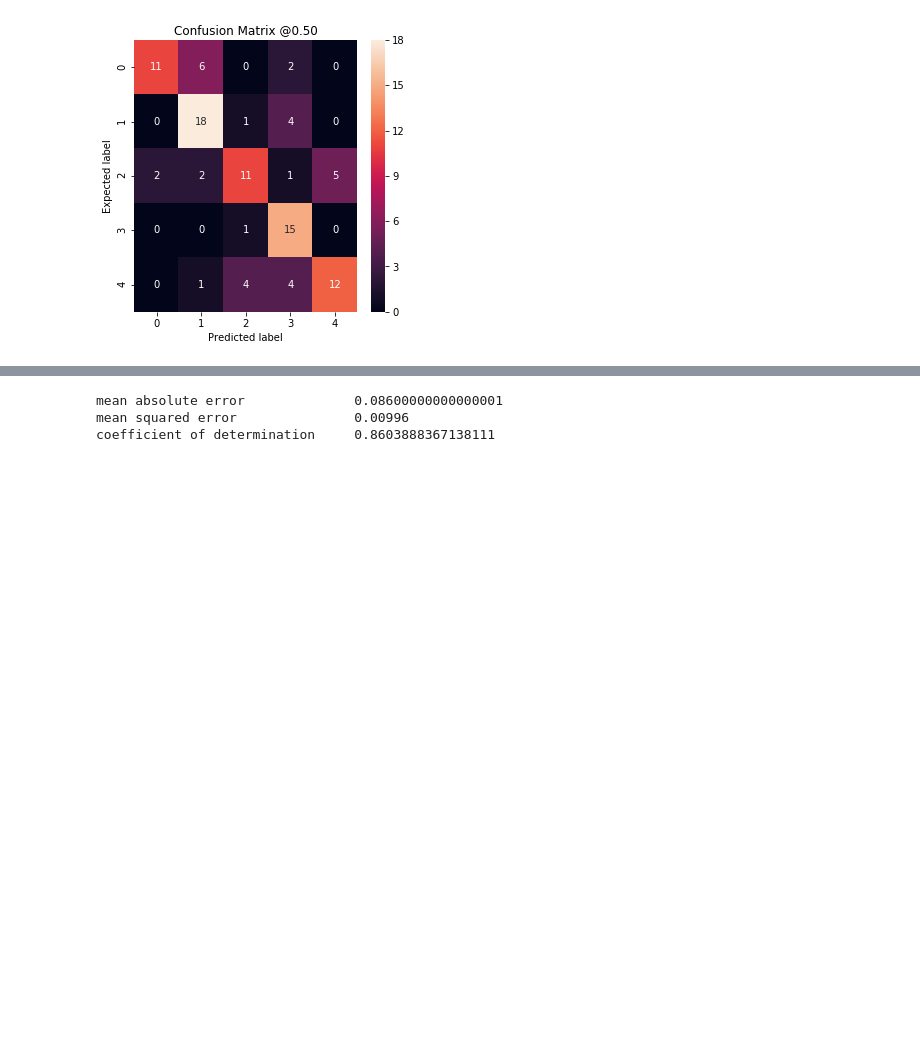
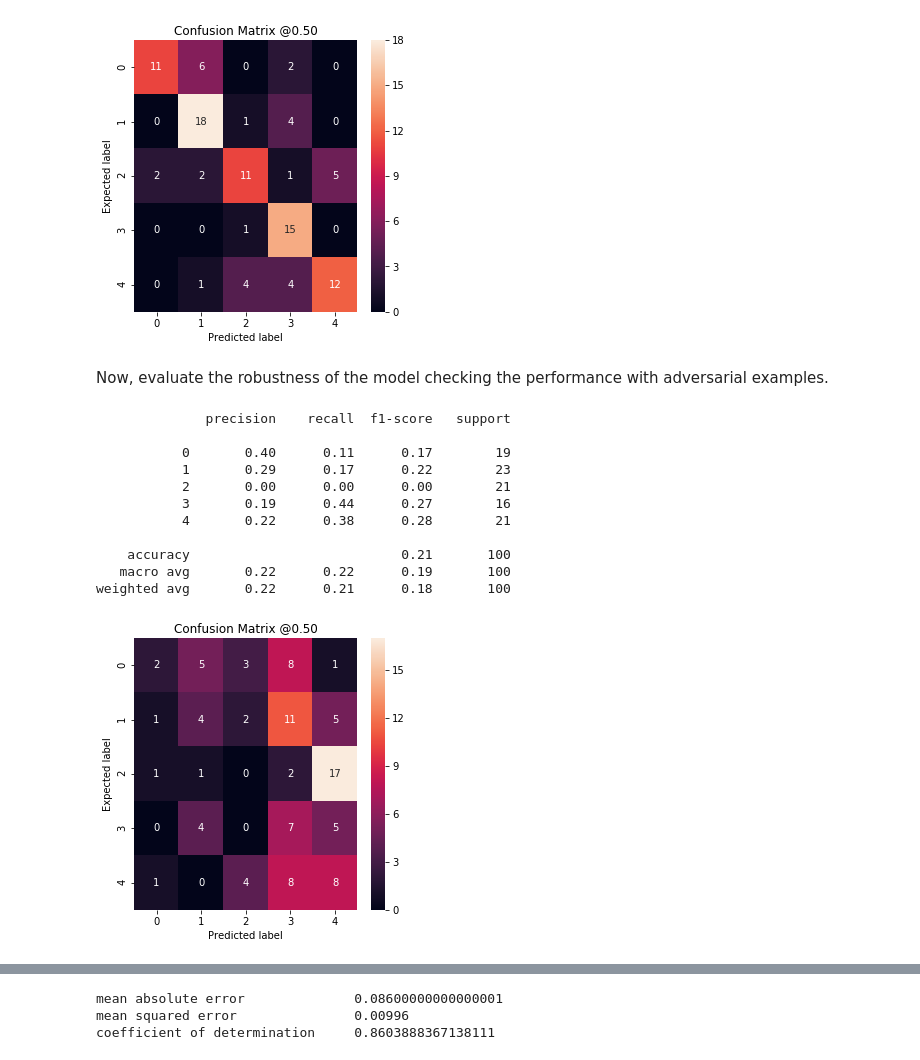
Before and after one commit to mariagrandury/ml-model-quality-analysis, a Jupyter notebook: quality_report.ipynb, the cells around one changed output, grey strips where cells are left out. Cells and saved outputs as stored; diff of their text form; code cells hidden in the pictures; blank space fills up the shorter version.

```diff
--- a/quality_report.ipynb
+++ b/quality_report.ipynb
@@ -50,5 +47,5 @@ data_dir = './datasets/flower_photos'
 # %%
-y_pred, y_true = ModelImage().load_model(model_path).load_data(data_dir=data_dir).predict()
+y_true, y_pred, y_adv = ModelImage().load_model(model_path).load_data(data_dir=data_dir, test_samples=100).predict(adv=True)
 # %% [output]
 Found 3670 files belonging to 5 classes.
 Using 100 files for validation.
@@ -67,3 +64,20 @@ FunctionalityAnalysis(y_true, y_pred, 'multiclass classification').evaluate()
    macro avg       0.69      0.68      0.67       100
 weighted avg       0.69      0.67      0.66       100
 [figure]
+# %% [markdown]
+Now, evaluate the robustness of the model checking the performance with adversarial examples.
+# %%
+QualityAnalysis(y_true, y_adv, 'multiclass classification').evaluate()
+# %% [output]
+              precision    recall  f1-score   support
+
+           0       0.40      0.11      0.17        19
+           1       0.29      0.17      0.22        23
+           2       0.00      0.00      0.00        21
+           3       0.19      0.44      0.27        16
+           4       0.22      0.38      0.28        21
+
+    accuracy                           0.21       100
+   macro avg       0.22      0.22      0.19       100
+weighted avg       0.22      0.21      0.18       100
+[figure, added]
```
Also changed, not shown: parts of 19 cells of this notebook, 6 other files.
